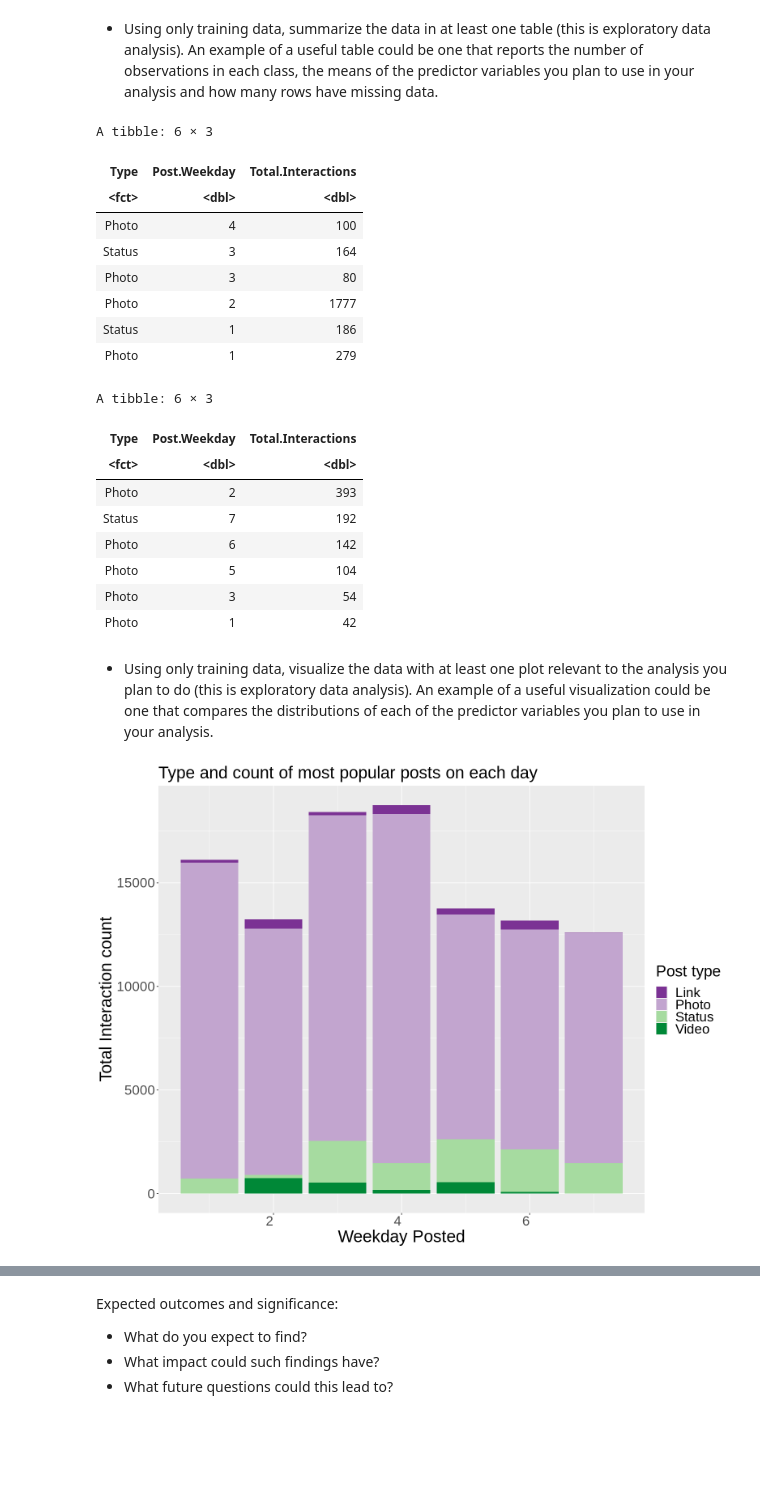
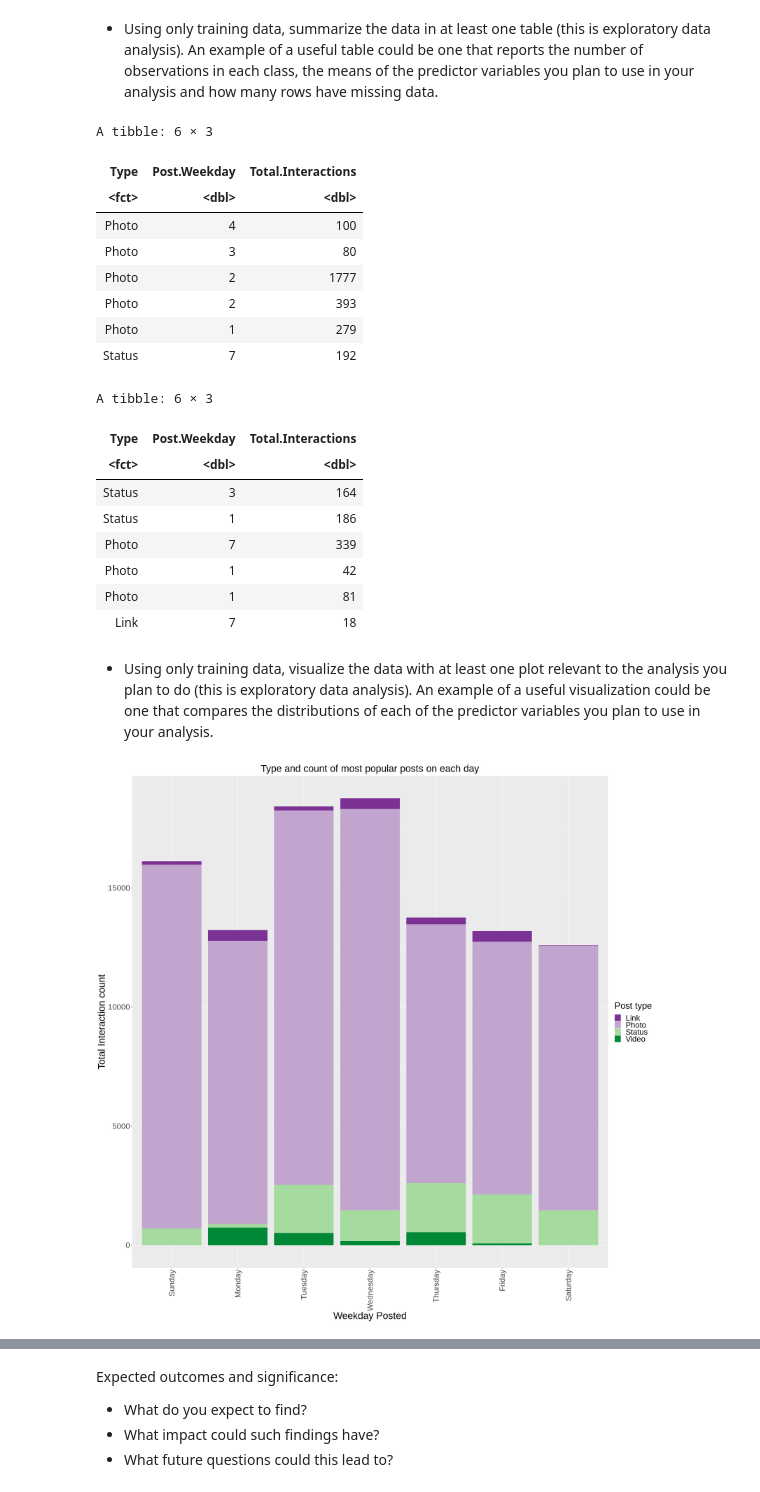
Before and after one commit to L-amat/project_proposal, a Jupyter notebook: eda.ipynb, the cells around one changed output, grey strips where cells are left out. Drawn from its saved outputs; the diff is of its cells as text; code cells hidden in the pictures; blank space fills up the shorter version.

Commit message:
Modified Visualization to include more ticks and week names.

```diff
--- a/eda.ipynb
+++ b/eda.ipynb
@@ -37,21 +37,26 @@ Preliminary exploratory data analysis:
 - Demonstrate that the dataset can be read from the web into R
 - Clean and wrangle your data into a tidy format
 # %%
-activity_url <- "https://archive.ics.uci.edu/ml/machine-learning-databases/00368/Facebook_metrics.zip"       #reading the data from the web
-temp <- tempfile()
-download.file(activity_url, temp)
-unzip(temp, "dataset_Facebook.csv")
 
+activity_url <- "https://archive.ics.uci.edu/ml/machine-learning-databases/00368/Facebook_metrics.zip" #ICS Machine Learning Training set archive
+temp <- tempfile() #Vector of character strings to be used for naming temporary files, saved to temp.
+download.file(activity_url, temp) #Download Zip file from ICS archive, save into temp.
+unzip(temp, "dataset_Facebook.csv") #Unzip File.
+
+#Read dataset and factor Type Column
 fb_data <- read_delim("dataset_Facebook.csv", ";") %>%
     mutate(Type = as.factor(Type))
+
+#Delete Temporary Vector
 unlink(temp)
 
-colnames(fb_data) <- make.names(colnames(fb_data))                          #tidying data
+#Tidying Data: Replace spaces in Column names with periods.
+colnames(fb_data) <- make.names(colnames(fb_data))
+
+
 fb_data <- fb_data %>%
 #      filter(Total.Interactions > 500) %>%                                 #Use pages with >1000 interactions
-    select(Type,
-          Post.Weekday,
-          Total.Interactions)
+select(Type, Post.Weekday, Total.Interactions) #Select the Type, Post.Weekday and Total.Interactions column as that is required for our Data Analysis
 head(fb_data)
 # %% [output]
 Parsed with column specification:
@@ -96,43 +101,46 @@ A tibble: 6 × 3
 | Type | Post.Weekday | Total.Interactions |
 | <fct> | <dbl> | <dbl> |
 | Photo | 4 | 100 |
-| Status | 3 | 164 |
 | Photo | 3 | 80 |
 | Photo | 2 | 1777 |
-| Status | 1 | 186 |
+| Photo | 2 | 393 |
 | Photo | 1 | 279 |
+| Status | 7 | 192 |
 A tibble: 6 × 3
 | Type | Post.Weekday | Total.Interactions |
 | <fct> | <dbl> | <dbl> |
-| Photo | 2 | 393 |
-| Status | 7 | 192 |
-| Photo | 6 | 142 |
-| Photo | 5 | 104 |
-| Photo | 3 | 54 |
+| Status | 3 | 164 |
+| Status | 1 | 186 |
+| Photo | 7 | 339 |
 | Photo | 1 | 42 |
+| Photo | 1 | 81 |
+| Link | 7 | 18 |
 # %% [markdown]
 - Using only training data, visualize the data with at least one plot relevant to the analysis you plan to do (this is exploratory data analysis). An example of a useful visualization could be one that compares the distributions of each of the predictor variables you plan to use in your analysis.
 # %%
-options(repr.plot.height = 10, repr.plot.width = 13)
+options(repr.plot.height = 20, repr.plot.width = 20)
 
 most_interactions <- fb_data %>%                                      #plot of interactions and post type vs day
     arrange(desc(Post.Weekday)) %>%
     ggplot(aes(x = Post.Weekday,
                  y = Total.Interactions,
                  fill = Type)) +
     geom_bar(stat = "identity") +                                     #graph titles
     xlab("Weekday Posted") +
     ylab("Total Interaction count") +
     labs(fill = "Post type") +
     ggtitle("Type and count of most popular posts on each day") +
     theme(axis.text = element_text(size = 20,                         #font sizes
                                     hjust = 1),
-         plot.title = element_text(size = 25),
+         plot.title = element_text(size = 25, hjust = 0.5),
          axis.title = element_text(size = 25),
          legend.text = element_text(size = 20),
-         legend.title = element_text(size = 23)) +
-            scale_fill_brewer(palette = 'PRGn')
+         legend.title = element_text(size = 23), axis.text.x = element_text(angle = 90, vjust = 0.5, hjust=1)) +
+            scale_fill_brewer(palette = 'PRGn') +
+        scale_x_discrete(limits=c("1", "2", "3", "4", "5", "6", "7"), labels=c("1" = "Sunday", "2" = "Monday", "3" = "Tuesday", "4" = "Wednesday", "5" = "Thursday", "6" = "Friday", "7" = "Saturday" ))
+
+
 most_interactions
 # %% [output]
-[figure, old version]
+[figure, new version]
 # %% [markdown]
```
Also changed, not shown: parts of 1 cell of this notebook.
